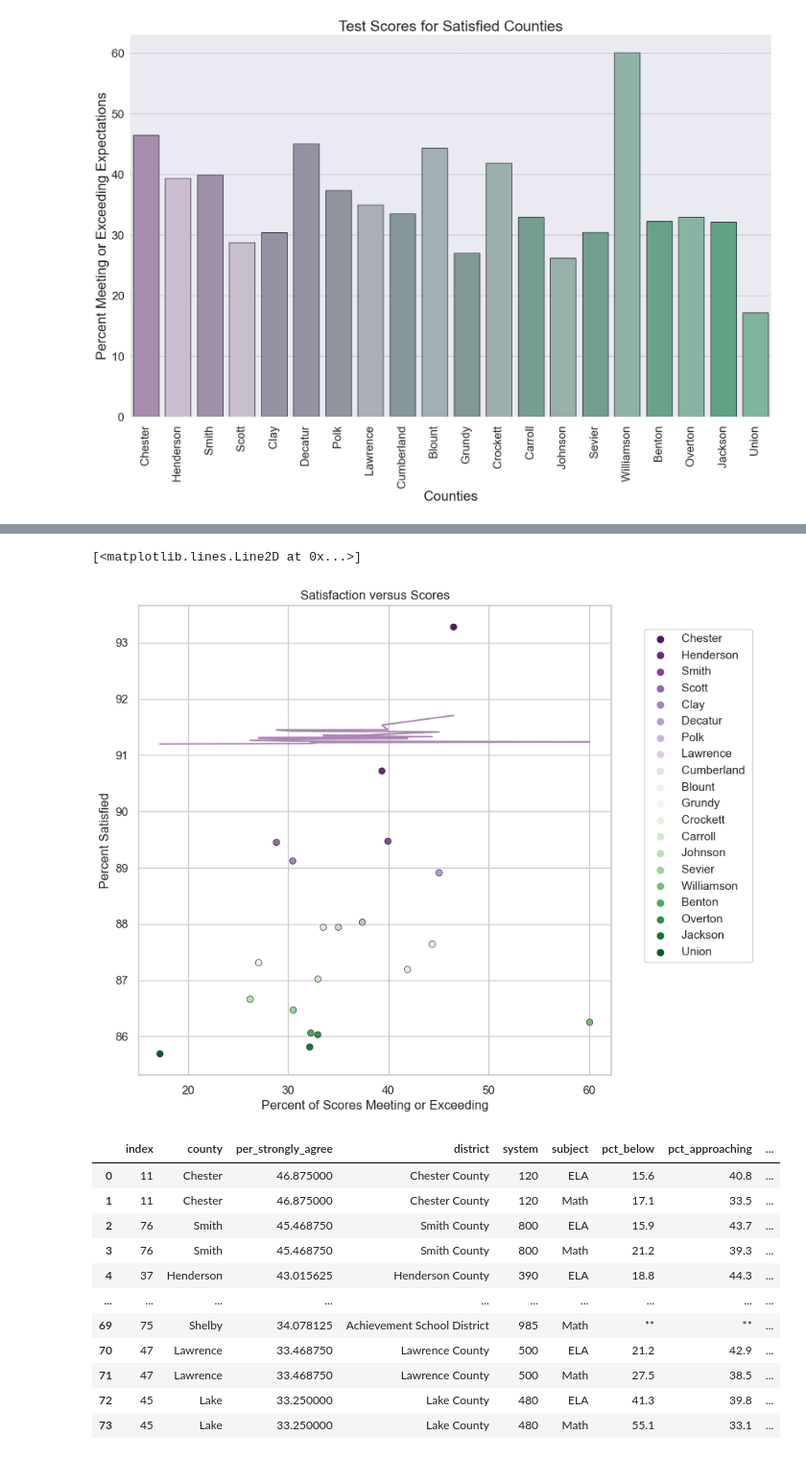
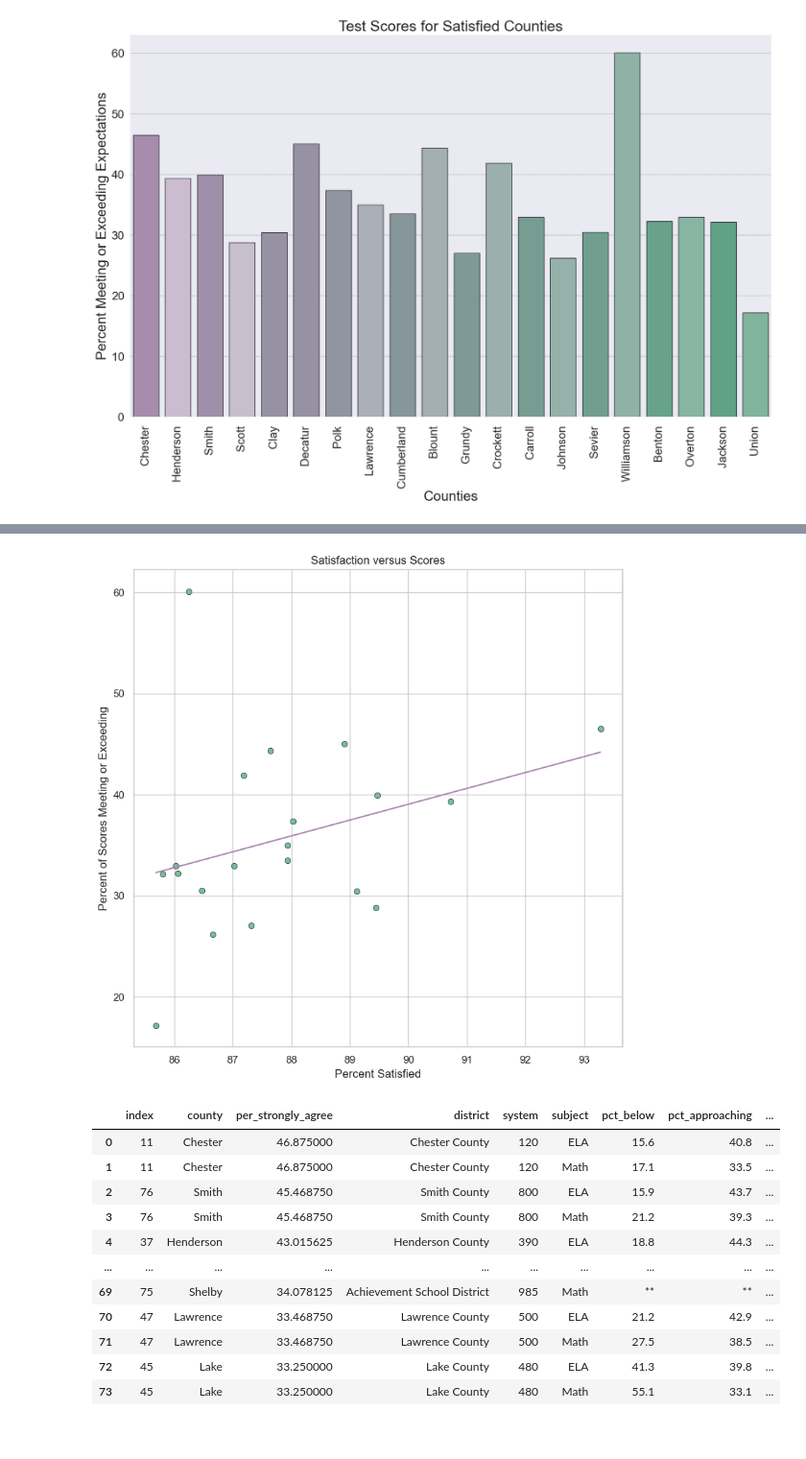
Before and after one commit to JenHall82/jen_capstone, a Jupyter notebook: notebooks/jen_capstone.ipynb, the cells around one changed output, grey strips where cells are left out. Shown at 96% size. Cells and saved outputs as stored; diff of their text form; code cells hidden in the pictures.

```diff
--- a/notebooks/jen_capstone.ipynb
+++ b/notebooks/jen_capstone.ipynb
@@ -644,28 +616,27 @@ plt.savefig('../data/scatter_sat_counties_and_scores.png');
-# %%
-colors = ['#AB86B2', '#CEB9D2', '#A18BAD', '#C9BCD0', '#958EA6', '#958EA6', '#8D94A2', '#A9AEB9', '#83999E', '#A0B1B4',
-          '#7B9D9A', '#98B3B0', '#71A295', '#90B6AC', '#68A691', '#88B9A8', '#5FAB8B', '#81BCA4', '#54AD85', '#77BD9E']
-
-customPalette = sns.set_palette(sns.color_palette(colors))
-
-plt.figure(figsize = (8, 8))
-sns.set(style="whitegrid")
-sns.scatterplot(y = 'total_agree',
-            x = 'pct_met_exceeded',
-            data = top_agree_scores,
-            palette = 'PRGn',
-                hue = 'county',
-                edgecolor = '.1')
-plt.ylabel('Percent Satisfied')
-plt.xlabel('Percent of Scores Meeting or Exceeding')
-plt.title('Satisfaction versus Scores')
-plt.legend(bbox_to_anchor=(1.02, 1), loc='upper left', borderaxespad=2)
-
-z = np.polyfit(top_agree_scores['pct_met_exceeded'], top_agree_scores['total_agree'], 1)
-p = np.poly1d(z)
-plt.plot(top_agree_scores['pct_met_exceeded'],p(top_agree_scores['total_agree']),"#AB86B2")
-# %% [output]
-[<matplotlib.lines.Line2D at 0x...>]
-[figure, removed]
+# %%
+x = top_agree_scores.total_agree
+y = top_agree_scores.pct_met_exceeded
+
+plt.figure(figsize = (8, 8))
+sns.set(style="whitegrid")
+sns.scatterplot(x = 'total_agree',
+            y = 'pct_met_exceeded',
+            data = top_agree_scores,
+            color = '#77BD9E',
+                edgecolor = '.1')
+plt.xlabel('Percent Satisfied')
+plt.ylabel('Percent of Scores Meeting or Exceeding')
+plt.title('Satisfaction versus Scores')
+
+
+z = np.polyfit(x, y, 1)
+p = np.poly1d(z)
+plt.plot(x,p(x),"#AB86B2")
+
+plt.tight_layout()
+plt.savefig('../data/scatter_sat_counties_and_scores.png');
+# %% [output]
+[figure, added]
 # %%
 top_sat_scores = pd.merge(top_avg_str_agree, dist_scores_percent, on = 'county', how = 'left').dropna()
 top_sat_scores
```
Also changed, not shown: parts of 6 cells of this notebook, 3 other files.
